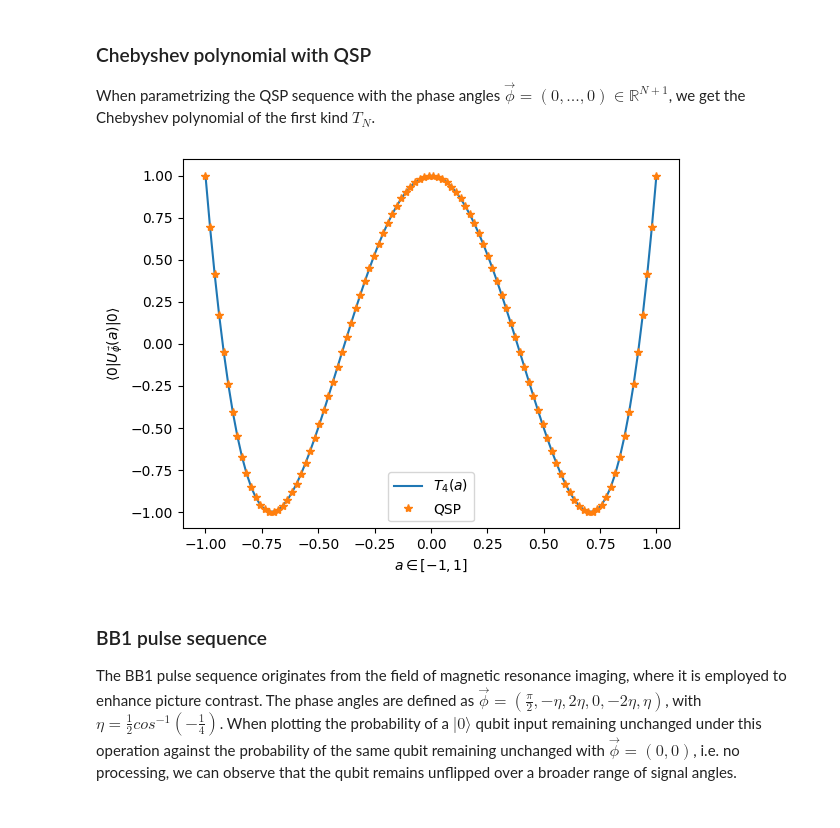
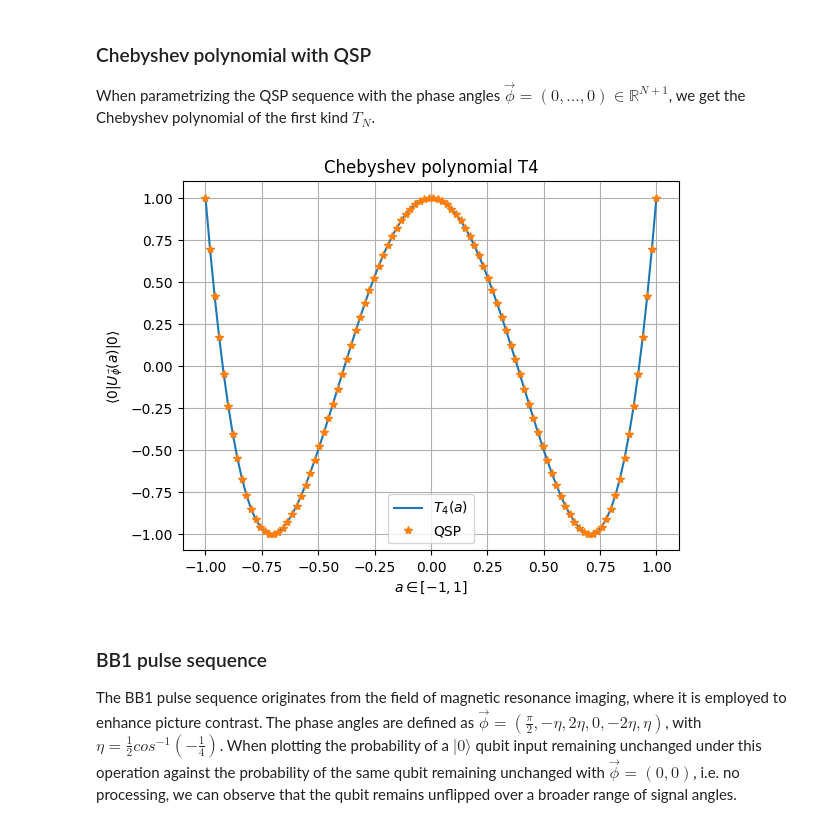
Before and after one commit to MaxSmd/quantum-singular-value-transformation, a Jupyter notebook: QSVT.ipynb, the cells around one changed output. Drawn from its saved outputs; the diff is of its cells as text; code cells hidden in the pictures.

Commit message:
reworked the plots

```diff
--- a/QSVT.ipynb
+++ b/QSVT.ipynb
@@ -82,18 +82,20 @@ When parametrizing the QSP sequence with the phase angles $\vec{\phi} = (0, ...,
 # %%
 T_4 = np.polynomial.Polynomial([1., 0., -8., 0., 8.])
 phi_vec_T_4 = [0] * 5
 a_vec = np.linspace(-1, 1, 100)
 T_4_qsp = [QSP(phi_vec_T_4, a)[0, 0].real for a in a_vec]
 
 plt.plot(a_vec, T_4(a_vec), label="$T_{4}(a)$")
 plt.plot(a_vec, T_4_qsp, '*', label="QSP")
+plt.title("Chebyshev polynomial T4")
 plt.xlabel(r"$a \in [-1, 1]$")
 plt.ylabel(r"$\langle 0 \vert U_{\vec{\phi}}(a) \vert 0 \rangle$")
+plt.legend(loc='best')
+plt.grid(True)
 
-plt.legend()
 plt.show()
 # %% [output]
-[figure, old version]
+[figure, new version]
 # %% [markdown]
 ### BB1 pulse sequence
 The BB1 pulse sequence originates from the field of magnetic resonance imaging, where it is employed to enhance picture contrast. The phase angles are defined as $\vec{\phi} = (\frac \pi 2, -\eta, 2\eta, 0, -2\eta, \eta)$, with $\eta = \frac 1 2 cos ^ {-1} (- \frac 1 4)$. When plotting the probability of a $|0\rangle$ qubit input remaining unchanged under this operation against the probability of the same qubit remaining unchanged with $\vec{\phi} = (0, 0)$, i.e. no processing, we can observe that the qubit remains unflipped over a broader range of signal angles.
```
Also changed, not shown: parts of 6 cells of this notebook.
